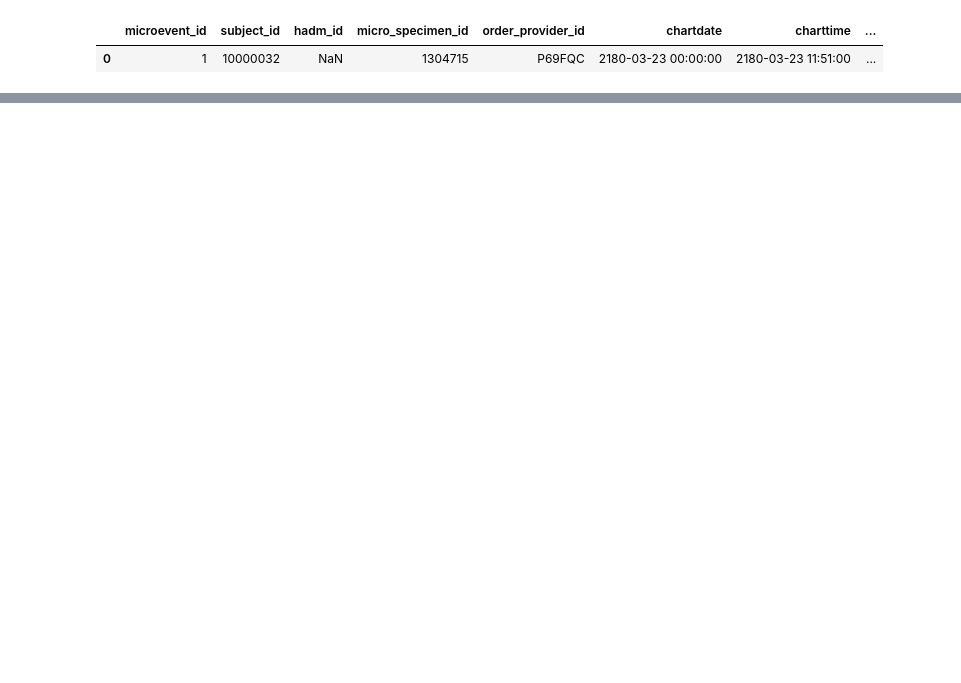
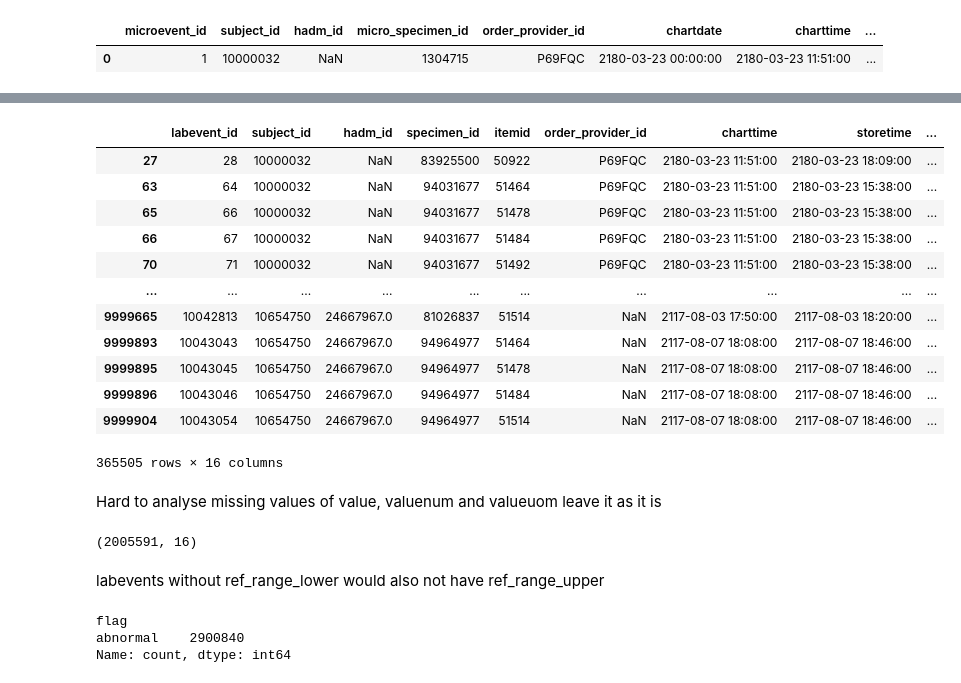
Before and after one commit to divyachahal12/Databricks-Group-1-WIL-2026, a Jupyter notebook: mimic-iv/silver layer files/archive/Batch Analysing All Tables.ipynb, the cells around one changed output, grey strips where cells are left out. Drawn from its saved outputs; the diff is of its cells as text; code cells hidden in the pictures; blank space fills up the shorter version.

```diff
--- a/mimic-iv/silver layer files/archive/Batch Analysing All Tables.ipynb
+++ b/mimic-iv/silver layer files/archive/Batch Analysing All Tables.ipynb
@@ -2726,0 +3199,30 @@ microbiologyevents_df.head(1)
+# %%
+labevents_df.loc[(labevents_df["valuenum"].isna()) & (-labevents_df["valueuom"].isna()), :]
+# %% [output]
+|  | labevent_id | subject_id | hadm_id | specimen_id | itemid | order_provider_id | charttime | storetime | ... |
+| 27 | 28 | 10000032 | NaN | 83925500 | 50922 | P69FQC | 2180-03-23 11:51:00 | 2180-03-23 18:09:00 | ... |
+| 63 | 64 | 10000032 | NaN | 94031677 | 51464 | P69FQC | 2180-03-23 11:51:00 | 2180-03-23 15:38:00 | ... |
+| 65 | 66 | 10000032 | NaN | 94031677 | 51478 | P69FQC | 2180-03-23 11:51:00 | 2180-03-23 15:38:00 | ... |
+| 66 | 67 | 10000032 | NaN | 94031677 | 51484 | P69FQC | 2180-03-23 11:51:00 | 2180-03-23 15:38:00 | ... |
+| 70 | 71 | 10000032 | NaN | 94031677 | 51492 | P69FQC | 2180-03-23 11:51:00 | 2180-03-23 15:38:00 | ... |
+| ... | ... | ... | ... | ... | ... | ... | ... | ... | ... |
+| 9999665 | 10042813 | 10654750 | 24667967.0 | 81026837 | 51514 | NaN | 2117-08-03 17:50:00 | 2117-08-03 18:20:00 | ... |
+| 9999893 | 10043043 | 10654750 | 24667967.0 | 94964977 | 51464 | NaN | 2117-08-07 18:08:00 | 2117-08-07 18:46:00 | ... |
+| 9999895 | 10043045 | 10654750 | 24667967.0 | 94964977 | 51478 | NaN | 2117-08-07 18:08:00 | 2117-08-07 18:46:00 | ... |
+| 9999896 | 10043046 | 10654750 | 24667967.0 | 94964977 | 51484 | NaN | 2117-08-07 18:08:00 | 2117-08-07 18:46:00 | ... |
+| 9999904 | 10043054 | 10654750 | 24667967.0 | 94964977 | 51514 | NaN | 2117-08-07 18:08:00 | 2117-08-07 18:46:00 | ... |
+365505 rows × 16 columns
+# %% [markdown]
+Hard to analyse missing values of value, valuenum and valueuom leave it as it is
+# %%
+labevents_df.loc[labevents_df["ref_range_lower"].isna() | labevents_df["ref_range_upper"].isna(), :].shape
+# %% [output]
+(2005591, 16)
+# %% [markdown]
+labevents without ref_range_lower would also not have ref_range_upper
+# %%
+labevents_df["flag"].value_counts()
+# %% [output]
+flag
+abnormal    2900840
+Name: count, dtype: int64
```
Also changed, not shown: parts of 160 cells of this notebook, 1 other file.
